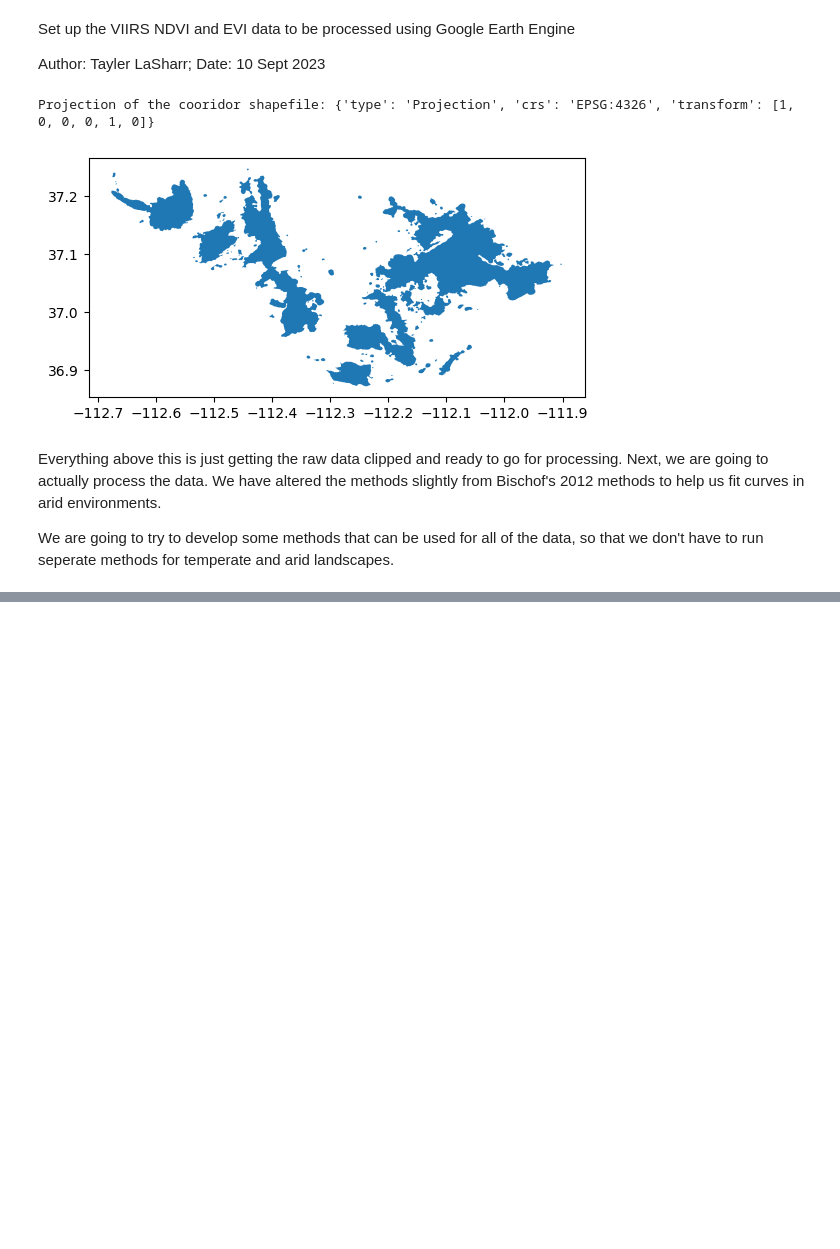
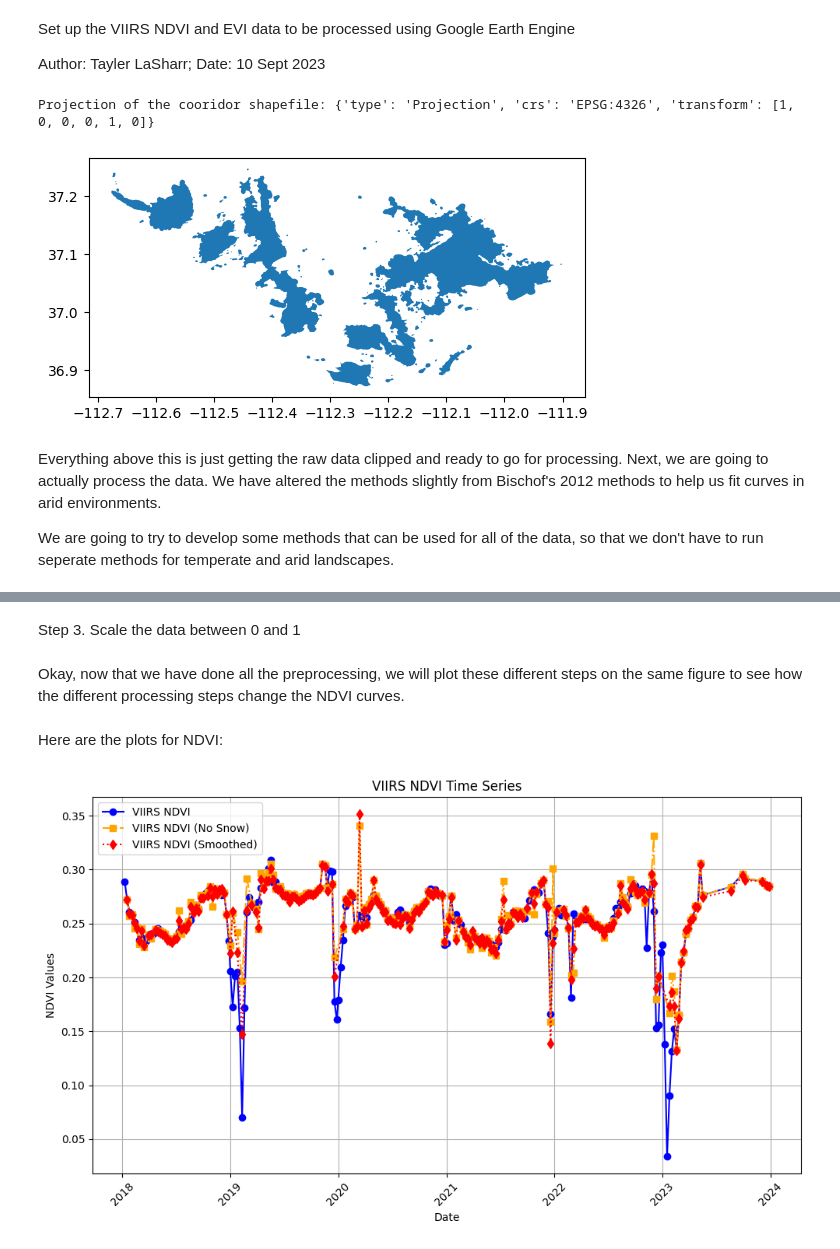
Before and after one commit to tlasharr/DroughtSurfing, a Jupyter notebook: RemoteSensingProcessing/1_PreProcessVIIRS_JN.ipynb, the cells around one changed output, grey strips where cells are left out. Saved outputs shown, nothing was run; the diff lists cells and outputs as text; code cells hidden in the pictures; blank space fills up the shorter version.

Commit message:
Added plots.
Added plot to compare the NDVI data at each step of the smoothing processing.

```diff
--- a/RemoteSensingProcessing/1_PreProcessVIIRS_JN.ipynb
+++ b/RemoteSensingProcessing/1_PreProcessVIIRS_JN.ipynb
@@ -28,11 +28,11 @@ md_cooridor = ee.FeatureCollection('projects/ee-tlasharr/assets/UT_Paunsaugunt')
 ## load in the VIIRS data and the MODIS snow data
 viirs_ndvi = ee.ImageCollection('NASA/VIIRS/002/VNP13A1') \
                 .filterDate('2018-01-01', '2023-12-31') \
-                .select('NDVI', 'Pixel_Quality')
+                .select('NDVI')
 
 viirs_evi = ee.ImageCollection('NASA/VIIRS/002/VNP13A1') \
                 .filterDate('2018-01-01', '2023-12-31') \
-                .select('EVI', 'Pixel_Quality')
+                .select('EVI')
 
 modis_snow = ee.ImageCollection('MODIS/006/MOD10A1') \
                 .filterDate('2018-01-01', '2023-12-31') \
@@ -141,3 +138,5 @@ def apply_median_filter(image):
 ## now use the function on the NDVI and EVI image collection
 smoothed_viirs_ndvi = viirs_ndvi_without_snow.map(apply_median_filter)
 smoothed_viirs_evi = viirs_evi_without_snow.map(apply_median_filter)
+# %% [markdown]
+Step 3. Scale the data between 0 and 1
@@ -143,0 +157,2 @@ smoothed_viirs_evi = viirs_evi_without_snow.map(apply_median_filter)
+# %% [markdown]
+Okay, now that we have done all the preprocessing, we will plot these different steps on the same figure to see how the different processing steps change the NDVI curves.
@@ -143,0 +190,53 @@ smoothed_viirs_evi = viirs_evi_without_snow.map(apply_median_filter)
+# %% [markdown]
+Here are the plots for NDVI:
+# %%
+
+viirs_ndvi_dates, viirs_ndvi_values = get_time_series(clipped_viirs_ndvi, reprojected_roi,
+                                                      scale=int(target_crs_scale.getInfo()), band='NDVI')
+
+
+viirs_ndvi_dates2, viirs_ndvi_values2 = get_time_series(viirs_ndvi_without_snow, reprojected_roi,
+                                                      scale=int(target_crs_scale.getInfo()), band='NDVI')
+
+viirs_ndvi_dates3, viirs_ndvi_values3 = get_time_series(smoothed_viirs_ndvi, reprojected_roi,
+                                                      scale=int(target_crs_scale.getInfo()), band='NDVI')
+
+# Get converted dates for each time series
+viirs_ndvi_dates = convert_dates(viirs_ndvi_dates)
+viirs_ndvi_dates2 = convert_dates(viirs_ndvi_dates2)
+viirs_ndvi_dates3 = convert_dates(viirs_ndvi_dates3)
+
+# Create the plot
+plt.figure(figsize=(10, 6))
+
+# Plot the first time series
+plt.plot(viirs_ndvi_dates, viirs_ndvi_values,
+         label='VIIRS NDVI', color='blue', linestyle='-', marker='o')
+
+# Plot the second time series
+plt.plot(viirs_ndvi_dates2, viirs_ndvi_values2,
+         label='VIIRS NDVI (No Snow)', color='orange', linestyle='-.', marker='s')
+
+# Plot the third time series
+plt.plot(viirs_ndvi_dates3, viirs_ndvi_values3,
+         label='VIIRS NDVI (Smoothed)', color='red', linestyle=':', marker='d')
+
+# Add labels and title
+plt.xlabel('Date')
+plt.ylabel('NDVI Values')
+plt.title('VIIRS NDVI Time Series')
+
+# Rotate x-axis labels for better readability
+plt.xticks(rotation=45)
+
+# Add grid
+plt.grid(True)
+
+# Add legend
+plt.legend()
+
+# Show the plot
+plt.tight_layout()
+plt.show()
+# %% [output]
+[figure, added]
```
Also changed, not shown: parts of 7 cells of this notebook.
